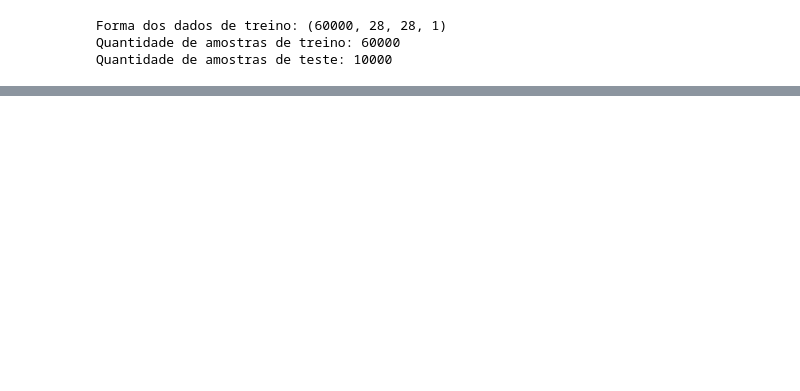
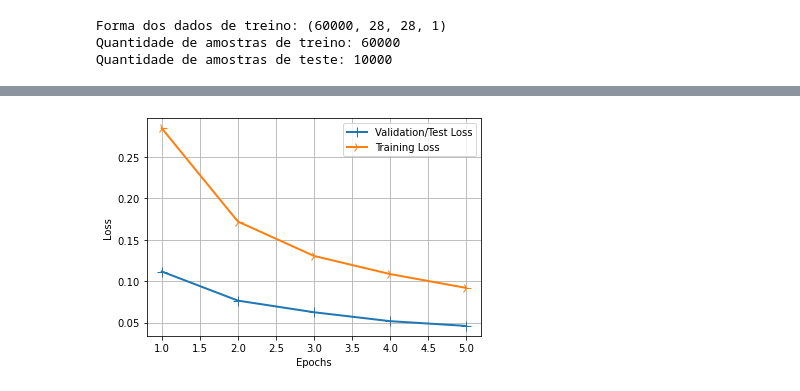
Before and after one commit to GabrielBarrosAS/Curso_Visao_Computacional, a Jupyter notebook: Reconhecimento de digitos/MNIST database.ipynb, the cells around one changed output, grey strips where cells are left out. Saved outputs shown, nothing was run; the diff lists cells and outputs as text; code cells hidden in the pictures; blank space fills up the shorter version.

```diff
--- a/Reconhecimento de digitos/MNIST database.ipynb
+++ b/Reconhecimento de digitos/MNIST database.ipynb
@@ -121,3 +121,17 @@ Trainable params: 1,199,882
 Non-trainable params: 0
 _________________________________________________________________
 None
+# %%
+batch_size = 16
+epochs = 5
+
+history = model.fit(x_train,
+                   y_train,
+                   batch_size = batch_size,
+                   epochs = epochs,
+                   verbose = 1,
+                   validation_data = (x_test,y_test))
+
+score = model.evaluate(x_test,y_test,verbose=1)
+print("Test loss:",score[0])
+print("Test accuracy:",score[1])
@@ -123,0 +152,21 @@ None
+# %%
+#Costruindo um gráfico que mostra as perdas de treino e test ao decorrer das epocas
+import matplotlib.pyplot as plt
+
+history_dict = history.history
+loss_values = history_dict['loss']
+val_loss_values = history_dict['val_loss']
+epochs = range(1,len(loss_values)+1)
+#ver esses dados acima
+
+line1 = plt.plot(epochs,val_loss_values,label='Validation/Test Loss')
+line2 = plt.plot(epochs,loss_values,label='Training Loss')
+plt.setp(line1,linewidth=2.0,marker = '+',markersize=10.0)
+plt.setp(line2,linewidth=2.0,marker = '4',markersize=10.0)
+plt.xlabel('Epochs')
+plt.ylabel('Loss')
+plt.grid(True)
+plt.legend()
+plt.show()
+# %% [output]
+[figure, added]
```
Also changed, not shown: parts of 7 cells of this notebook, 2 other files.
